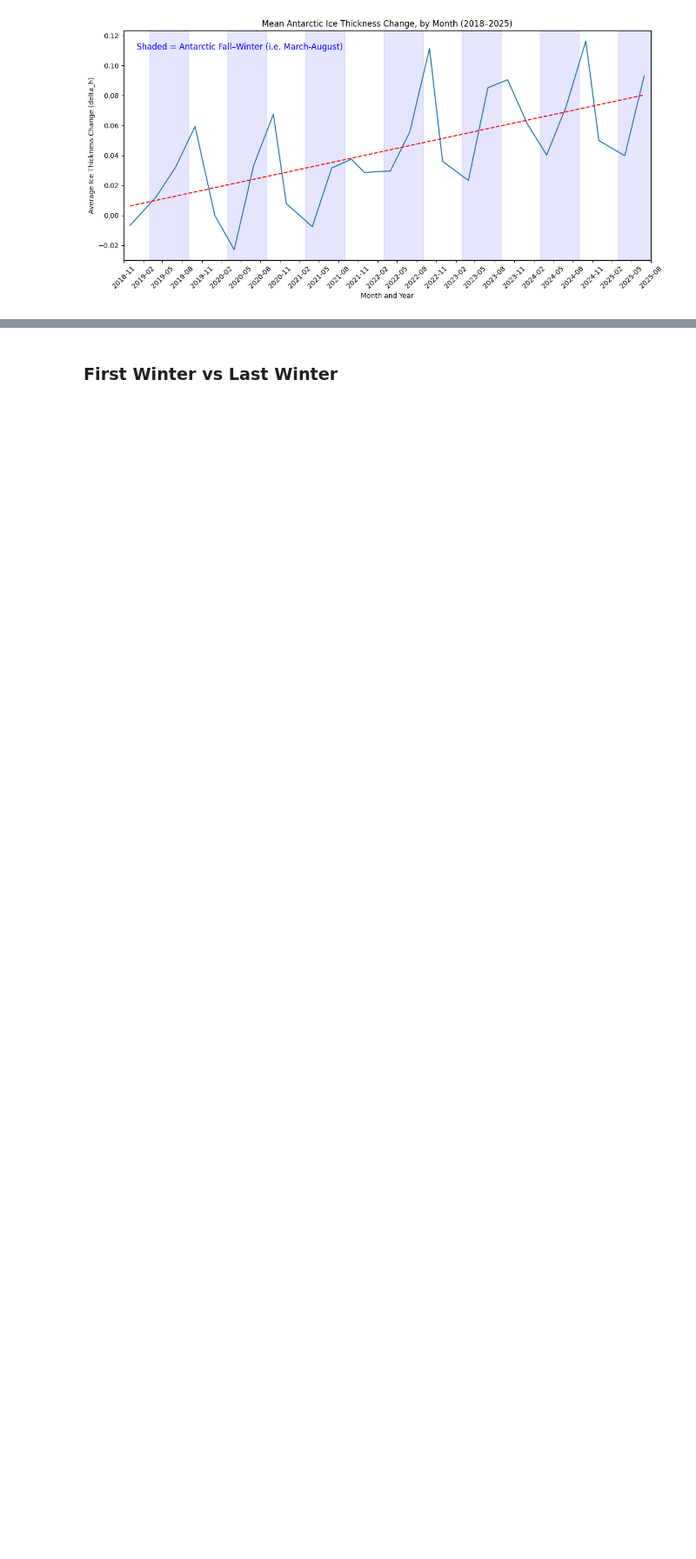
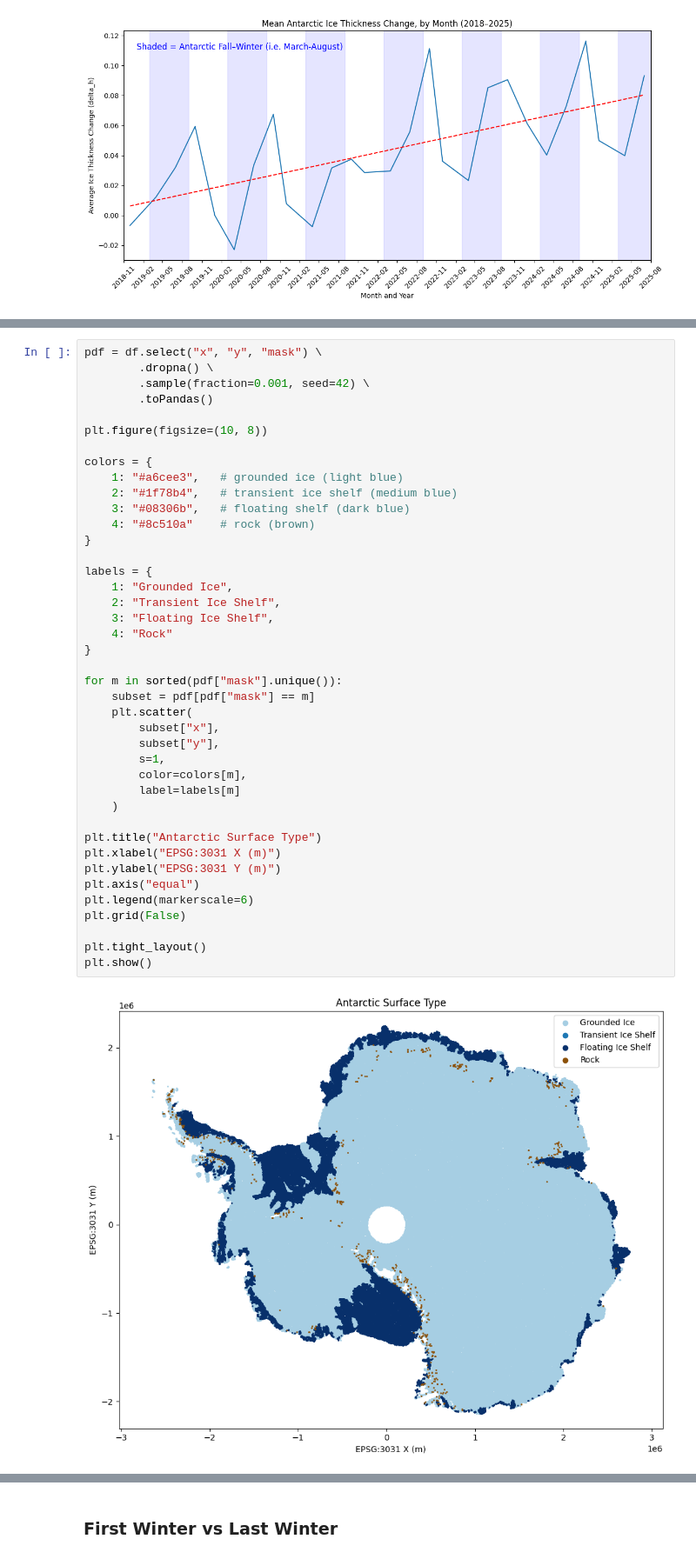
Before and after one commit to scotty-ucsd/dsc232_group_project, a Jupyter notebook: milestone_2.ipynb, the cells around one changed output, grey strips where cells are left out. Shown at 87% size. Saved outputs shown, nothing was run; the diff lists cells and outputs as text; blank space fills up the shorter version.

```diff
--- a/milestone_2.ipynb
+++ b/milestone_2.ipynb
@@ -581,3 +604,46 @@ org.apache.spark.SparkException: Exception thrown in awaitResult:
+# %%
+pdf = df.select("x", "y", "mask") \
+        .dropna() \
+        .sample(fraction=0.001, seed=42) \
+        .toPandas()
+
+plt.figure(figsize=(10, 8))
+
+colors = {
+    1: "#a6cee3",   # grounded ice (light blue)
+    2: "#1f78b4",   # transient ice shelf (medium blue)
+    3: "#08306b",   # floating shelf (dark blue)
+    4: "#8c510a"    # rock (brown)
+}
+
+labels = {
+    1: "Grounded Ice",
+    2: "Transient Ice Shelf",
+    3: "Floating Ice Shelf",
+    4: "Rock"
+}
+
+for m in sorted(pdf["mask"].unique()):
+    subset = pdf[pdf["mask"] == m]
+    plt.scatter(
+        subset["x"],
+        subset["y"],
+        s=1,
+        color=colors[m],
+        label=labels[m]
+    )
+
+plt.title("Antarctic Surface Type")
+plt.xlabel("EPSG:3031 X (m)")
+plt.ylabel("EPSG:3031 Y (m)")
+plt.axis("equal")
+plt.legend(markerscale=6)
+plt.grid(False)
+
+plt.tight_layout()
+plt.show()
+# %% [output]
+[figure, added]
 # %%
 from pyspark.sql.functions import col
 
```
Also changed, not shown: parts of 5 cells of this notebook.
